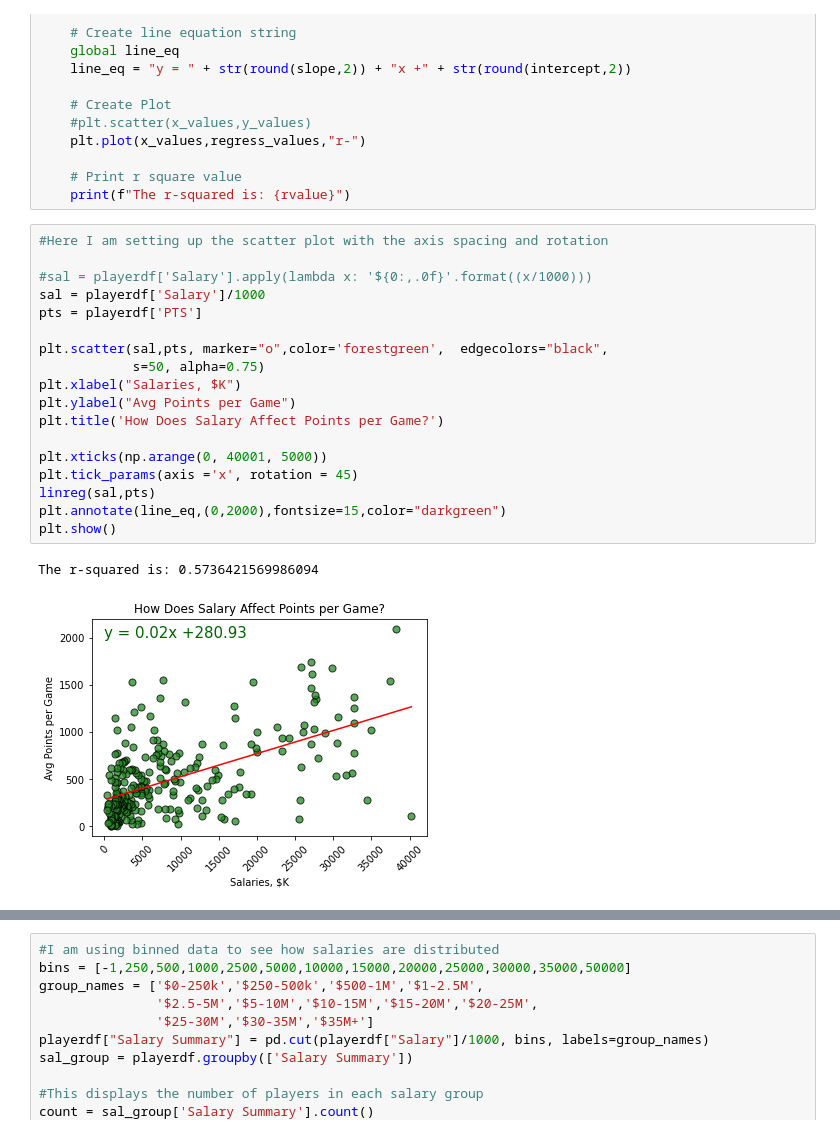
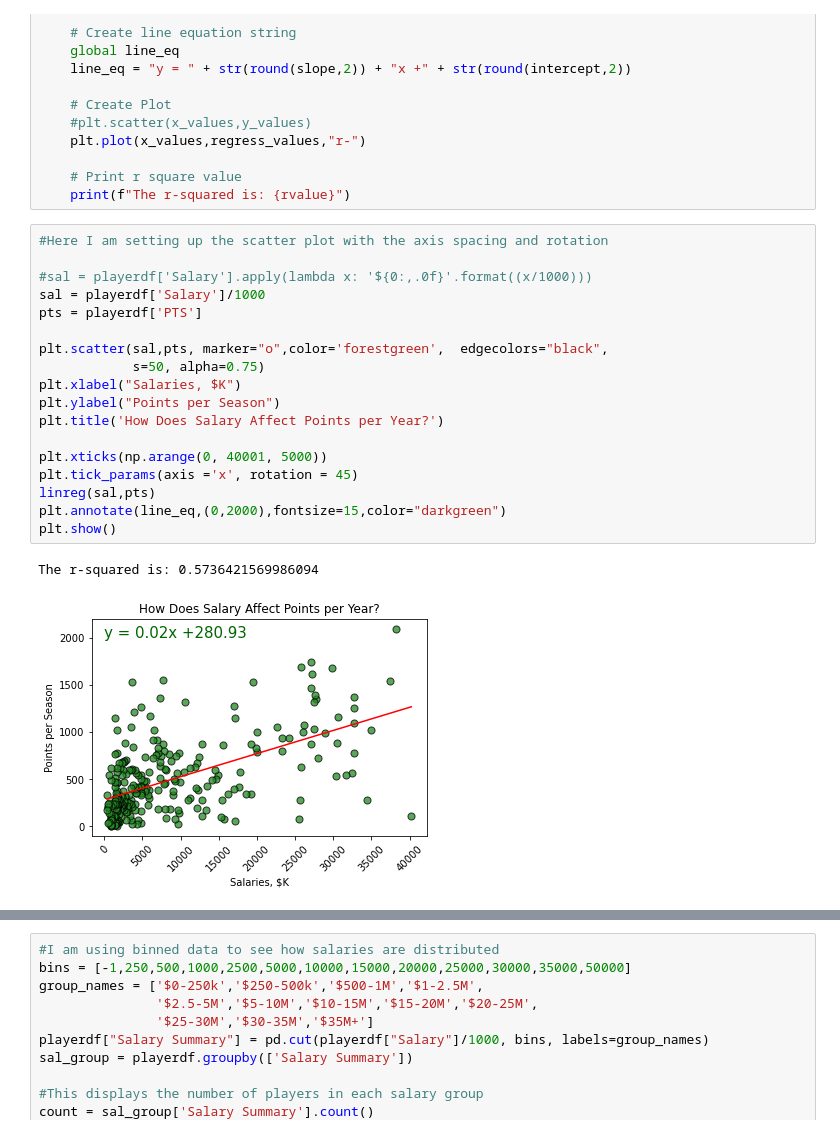
Before and after one commit to brentgarbe/Group6Repo, a Jupyter notebook: main.ipynb, the cells around one changed output, grey strips where cells are left out. Saved outputs shown, nothing was run; the diff lists cells and outputs as text.

```diff
--- a/main.ipynb
+++ b/main.ipynb
@@ -260,21 +260,21 @@ def linreg(x_values,y_values):
 # %%
 #Here I am setting up the scatter plot with the axis spacing and rotation
 
 #sal = playerdf['Salary'].apply(lambda x: '${0:,.0f}'.format((x/1000)))
 sal = playerdf['Salary']/1000
 pts = playerdf['PTS']
 
 plt.scatter(sal,pts, marker="o",color='forestgreen',  edgecolors="black",
             s=50, alpha=0.75)
 plt.xlabel("Salaries, $K")
-plt.ylabel("Avg Points per Game")
-plt.title('How Does Salary Affect Points per Game?')
+plt.ylabel("Points per Season")
+plt.title('How Does Salary Affect Points per Year?')
 
 plt.xticks(np.arange(0, 40001, 5000))
 plt.tick_params(axis ='x', rotation = 45)
 linreg(sal,pts)
 plt.annotate(line_eq,(0,2000),fontsize=15,color="darkgreen")
 plt.show()
 # %% [output]
 The r-squared is: 0.5736421569986094
-[figure, old version]
+[figure, new version]
```
Also changed, not shown: parts of 1 cell of this notebook.
